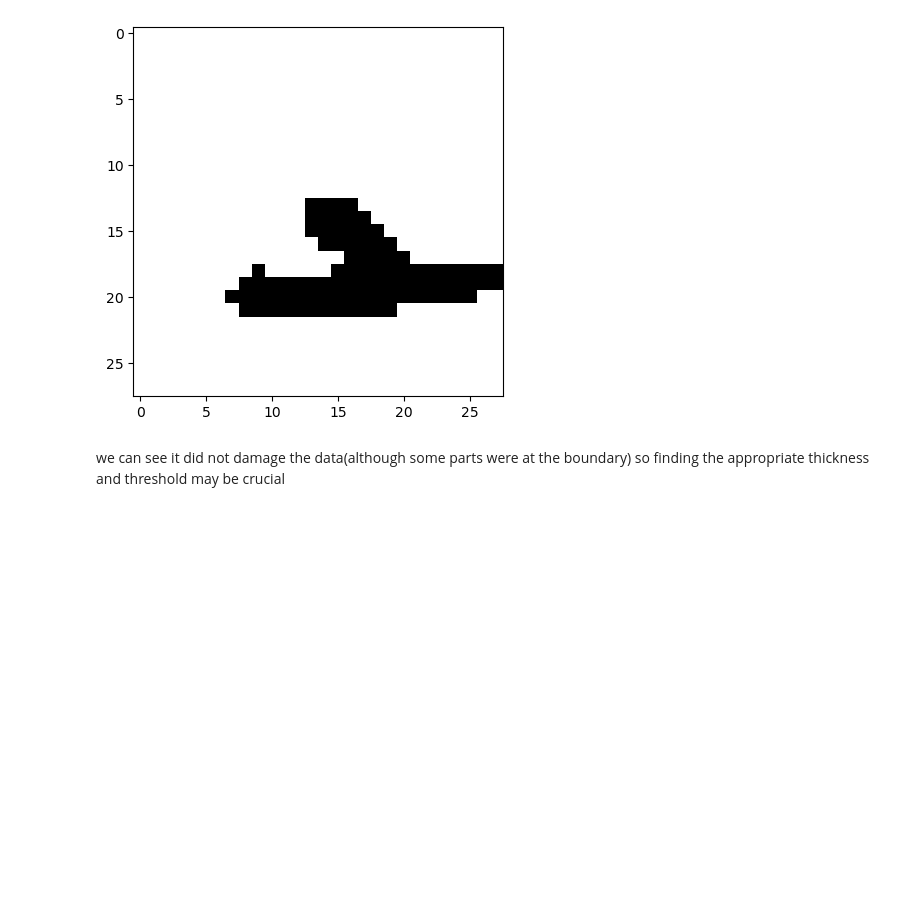
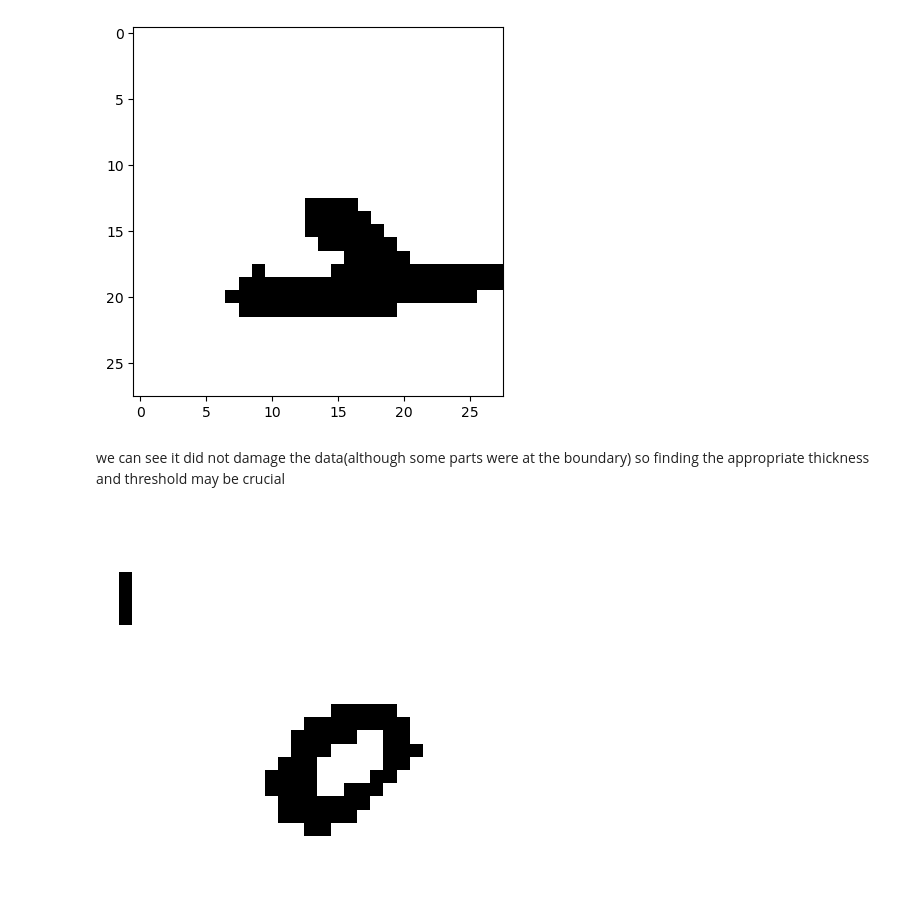
Before and after one commit to nonameR9077/MLproject_2023-2, a Jupyter notebook: preprocessing/npzBorderDel.ipynb, the cells around one changed output. Cells and saved outputs as stored; diff of their text form; code cells hidden in the pictures; blank space fills up the shorter version.

```diff
--- a/preprocessing/npzBorderDel.ipynb
+++ b/preprocessing/npzBorderDel.ipynb
@@ -146,3 +146,36 @@ plt.show()
 # %% [markdown]
 we can see it did not damage the data(although some parts were at the boundary)
 so finding the appropriate thickness and threshold may be crucial
+# %%
+def detect_del_boundary_v2(img, thickness = 4, threshold = 10):
+    curr = np.reshape(img,(28,28))
+
+    # how much you want to look at
+    t = thickness
+    # the threshold
+    threshold_t = threshold
+
+    for i in range(t):
+        cnt_top = np.count_nonzero(curr[i:i+1,:])
+        cnt_down = np.count_nonzero(curr[28-i:28-i+1,:])
+        cnt_left = np.count_nonzero(curr[:,i:i+1])
+        cnt_right = np.count_nonzero(curr[:,27-i:27-i+1])
+
+        if cnt_top > threshold_t:
+            curr[i:i+1,:] = 0.
+
+        if cnt_down > threshold_t:
+            curr[28-i:28-i+1,:] = 0.
+
+        if cnt_left > threshold_t:
+            curr[:,i:i+1] = 0.
+
+        if cnt_right > threshold_t:
+            curr[:,27-i:27-i+1] = 0.
+
+    return curr
+# %%
+sample = curr_data_num_trVal_img[186].copy()
+plot_digit(detect_del_boundary_v2(sample))
+# %% [output]
+[figure, added]
```
Also changed, not shown: parts of 1 cell of this notebook, 3 other files.
